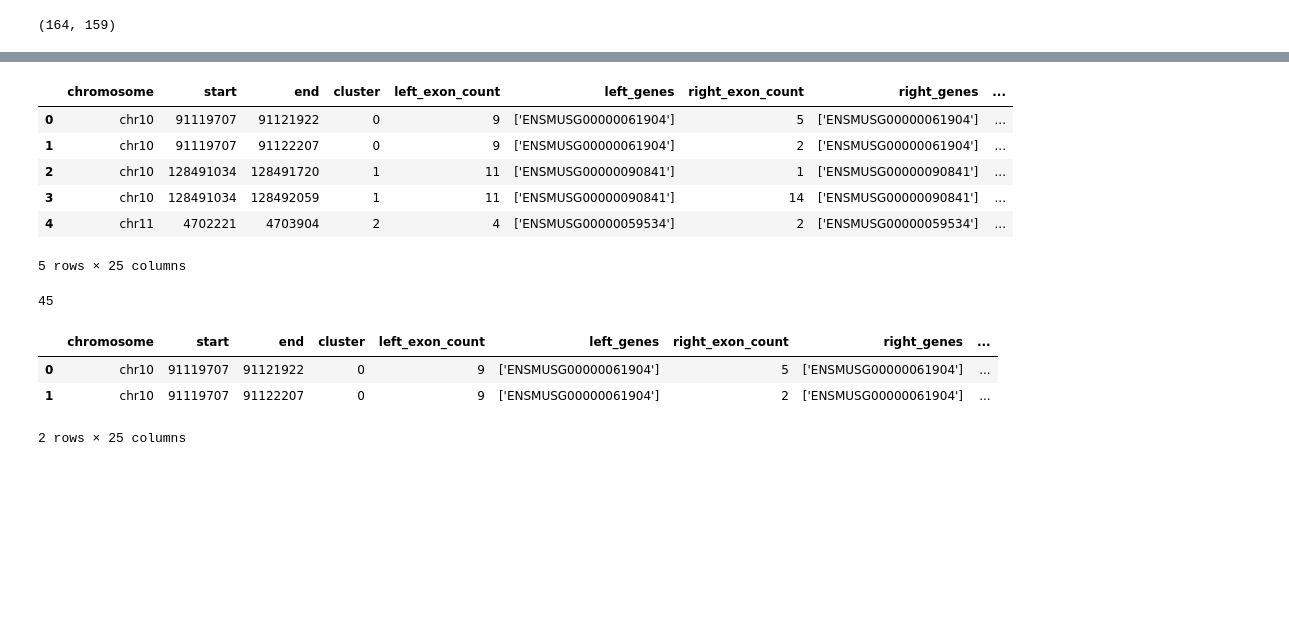
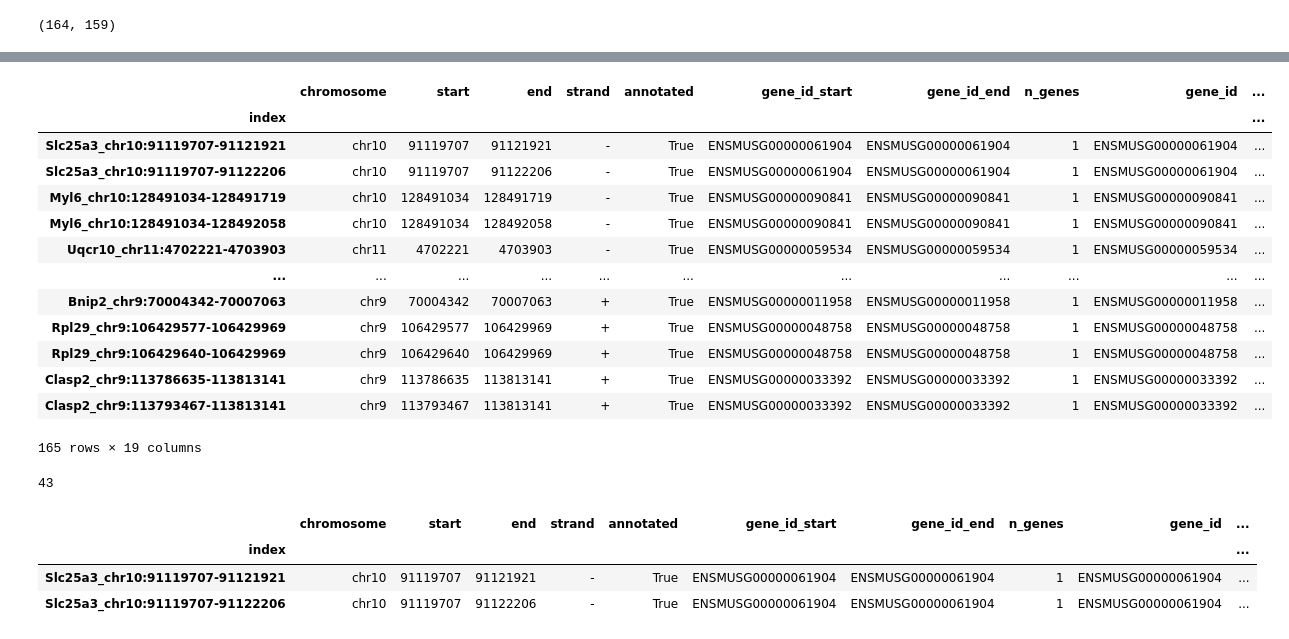
Before and after one commit to songlab-cal/scquint, a Jupyter notebook: differential_splicing_example.ipynb, the cells around one changed output, grey strips where cells are left out. Cells and saved outputs as stored; diff of their text form; code cells hidden in the pictures; blank space fills up the shorter version.

```diff
--- a/differential_splicing_example.ipynb
+++ b/differential_splicing_example.ipynb
@@ -66,0 +77,6 @@ Name: cell_ontology_class, dtype: int64
+# %%
+# Filtering to heart cells
+adata = adata[adata.obs.tissue=="Heart"]
+adata = filter_min_cells_per_feature(adata, 100)
+adata = filter_min_cells_per_intron_group(adata, 100)
+adata.shape
@@ -66,0 +89,4 @@ Name: cell_ontology_class, dtype: int64
+# %%
+# Obtaining a low dimensional visualization based on alternative splicing
+adata.obsm["X_umap"] = UMAP(n_components=2).fit_transform(run_pca(adata, 10))
+sc.pl.umap(adata, color='cell_ontology_class')
@@ -67,13 +95,13 @@ Name: cell_ontology_class, dtype: int64
 # %%
 # Specify the indices of the two groups to be compared
-cell_idx_a = np.where((adata.obs.tissue=="Heart") & (adata.obs.cell_ontology_class=="endocardial cell"))[0]
-cell_idx_b = np.where((adata.obs.tissue=="Heart") & (adata.obs.cell_ontology_class=="atrial myocyte"))[0]
+cell_idx_a = np.where(adata.obs.cell_ontology_class=="endocardial cell")[0]
+cell_idx_b = np.where(adata.obs.cell_ontology_class=="atrial myocyte")[0]
 len(cell_idx_a), len(cell_idx_b)
 # %% [output]
 (164, 159)
 # %%
-clusters, introns = run_differential_splicing(
-    adata, cell_idx_a, cell_idx_b, min_cells_per_cluster=50, min_total_cells_per_intron=50, n_jobs=1,
+intron_groups, introns = run_differential_splicing(
+    adata, cell_idx_a, cell_idx_b, min_cells_per_intron_group=50, min_total_cells_per_intron=50, n_jobs=1,
 )
 # %% [output]
 sample sizes:  164 159
@@ -107,24 +140,31 @@ clusters.head()
 # %%
-# introns has information about all the introns corresponding to the tested clusters
-introns.head()
+# information about all the introns corresponding to the tested intron groups
+introns
 # %% [output]
-|  | chromosome | start | end | cluster | left_exon_count | left_genes | right_exon_count | right_genes | ... |
-| 0 | chr10 | 91119707 | 91121922 | 0 | 9 | ['ENSMUSG00000061904'] | 5 | ['ENSMUSG00000061904'] | ... |
-| 1 | chr10 | 91119707 | 91122207 | 0 | 9 | ['ENSMUSG00000061904'] | 2 | ['ENSMUSG00000061904'] | ... |
-| 2 | chr10 | 128491034 | 128491720 | 1 | 11 | ['ENSMUSG00000090841'] | 1 | ['ENSMUSG00000090841'] | ... |
-| 3 | chr10 | 128491034 | 128492059 | 1 | 11 | ['ENSMUSG00000090841'] | 14 | ['ENSMUSG00000090841'] | ... |
-| 4 | chr11 | 4702221 | 4703904 | 2 | 4 | ['ENSMUSG00000059534'] | 2 | ['ENSMUSG00000059534'] | ... |
+|  | chromosome | start | end | strand | annotated | gene_id_start | gene_id_end | n_genes | gene_id | ... |
+| index |  |  |  |  |  |  |  |  |  | ... |
+| Slc25a3_chr10:91119707-91121921 | chr10 | 91119707 | 91121921 | - | True | ENSMUSG00000061904 | ENSMUSG00000061904 | 1 | ENSMUSG00000061904 | ... |
+| Slc25a3_chr10:91119707-91122206 | chr10 | 91119707 | 91122206 | - | True | ENSMUSG00000061904 | ENSMUSG00000061904 | 1 | ENSMUSG00000061904 | ... |
+| Myl6_chr10:128491034-128491719 | chr10 | 128491034 | 128491719 | - | True | ENSMUSG00000090841 | ENSMUSG00000090841 | 1 | ENSMUSG00000090841 | ... |
+| Myl6_chr10:128491034-128492058 | chr10 | 128491034 | 128492058 | - | True | ENSMUSG00000090841 | ENSMUSG00000090841 | 1 | ENSMUSG00000090841 | ... |
+| Uqcr10_chr11:4702221-4703903 | chr11 | 4702221 | 4703903 | - | True | ENSMUSG00000059534 | ENSMUSG00000059534 | 1 | ENSMUSG00000059534 | ... |
+| ... | ... | ... | ... | ... | ... | ... | ... | ... | ... | ... |
+| Bnip2_chr9:70004342-70007063 | chr9 | 70004342 | 70007063 | + | True | ENSMUSG00000011958 | ENSMUSG00000011958 | 1 | ENSMUSG00000011958 | ... |
+| Rpl29_chr9:106429577-106429969 | chr9 | 106429577 | 106429969 | + | True | ENSMUSG00000048758 | ENSMUSG00000048758 | 1 | ENSMUSG00000048758 | ... |
+| Rpl29_chr9:106429640-106429969 | chr9 | 106429640 | 106429969 | + | True | ENSMUSG00000048758 | ENSMUSG00000048758 | 1 | ENSMUSG00000048758 | ... |
+| Clasp2_chr9:113786635-113813141 | chr9 | 113786635 | 113813141 | + | True | ENSMUSG00000033392 | ENSMUSG00000033392 | 1 | ENSMUSG00000033392 | ... |
+| Clasp2_chr9:113793467-113813141 | chr9 | 113793467 | 113813141 | + | True | ENSMUSG00000033392 | ENSMUSG00000033392 | 1 | ENSMUSG00000033392 | ... |
-5 rows × 25 columns
+165 rows × 19 columns
 # %%
 # Number of significant differential splicing events
-(clusters.p_value_adj < 0.05).sum()
+(intron_groups.p_value_adj < 0.05).sum()
 # %% [output]
-45
+43
 # %%
-# The introns belonging to the intron cluster with the lowest p-value
-introns[introns.cluster==0]
+# The introns belonging to the intron group with the lowest p-value
+introns[introns.intron_group=="Slc25a3_chr10_91119707_-"]
 # %% [output]
-|  | chromosome | start | end | cluster | left_exon_count | left_genes | right_exon_count | right_genes | ... |
-| 0 | chr10 | 91119707 | 91121922 | 0 | 9 | ['ENSMUSG00000061904'] | 5 | ['ENSMUSG00000061904'] | ... |
-| 1 | chr10 | 91119707 | 91122207 | 0 | 9 | ['ENSMUSG00000061904'] | 2 | ['ENSMUSG00000061904'] | ... |
+|  | chromosome | start | end | strand | annotated | gene_id_start | gene_id_end | n_genes | gene_id | ... |
+| index |  |  |  |  |  |  |  |  |  | ... |
+| Slc25a3_chr10:91119707-91121921 | chr10 | 91119707 | 91121921 | - | True | ENSMUSG00000061904 | ENSMUSG00000061904 | 1 | ENSMUSG00000061904 | ... |
+| Slc25a3_chr10:91119707-91122206 | chr10 | 91119707 | 91122206 | - | True | ENSMUSG00000061904 | ENSMUSG00000061904 | 1 | ENSMUSG00000061904 | ... |
-2 rows × 25 columns
```
Also changed, not shown: parts of 19 cells of this notebook, 17 other files.
